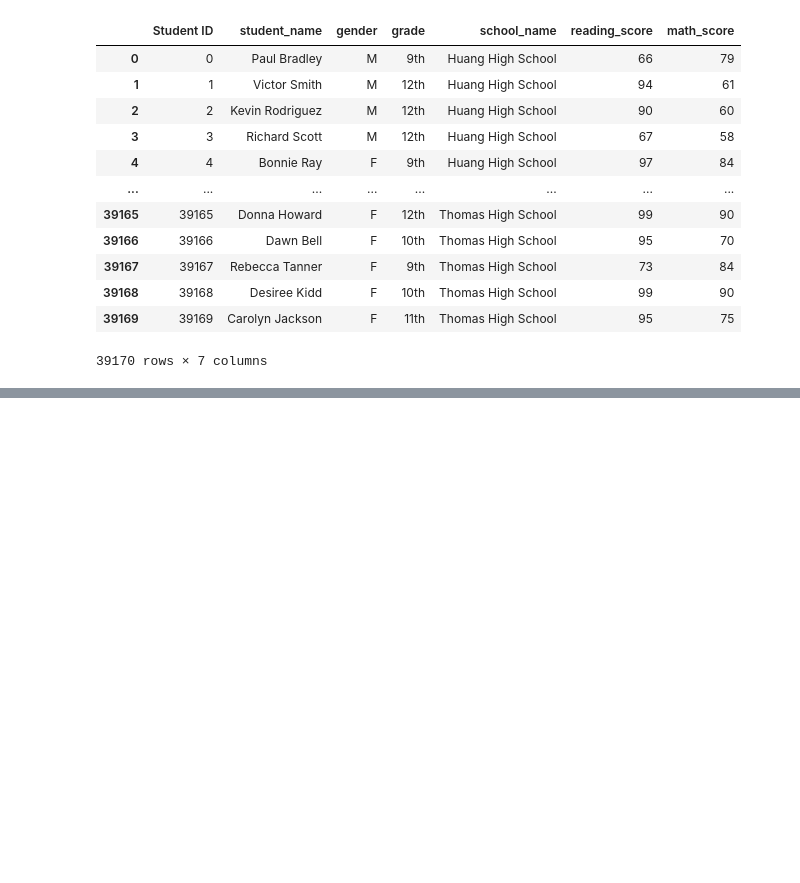
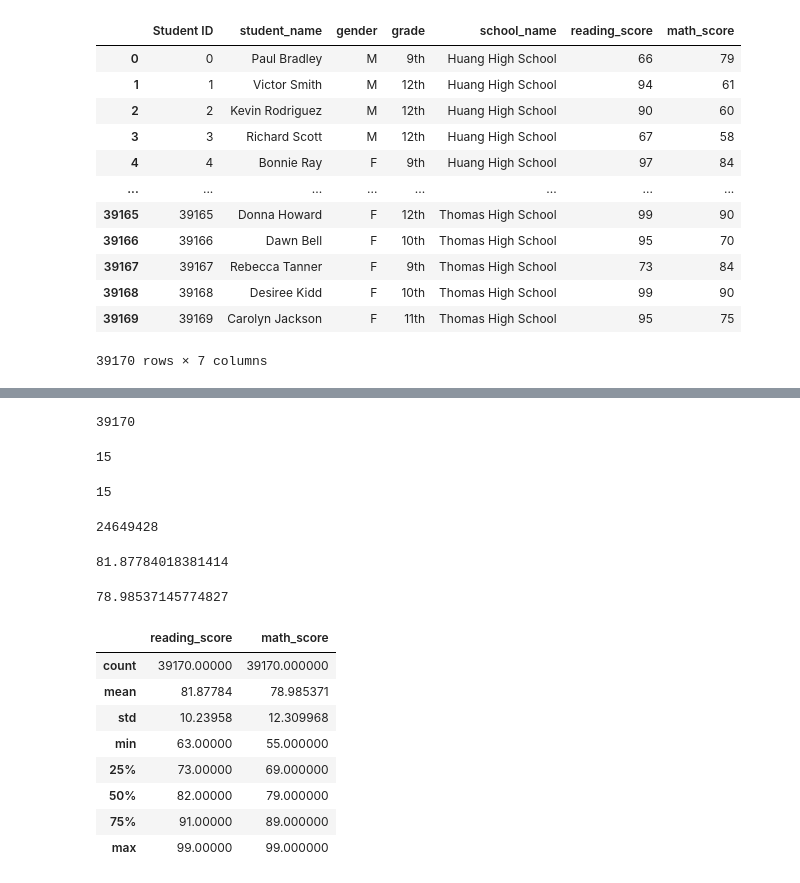
Before and after one commit to itilakGH/School_District_Analysis, a Jupyter notebook: PyCitySchools.ipynb, the cells around one changed output, grey strips where cells are left out. Cells and saved outputs as stored; diff of their text form; code cells hidden in the pictures; blank space fills up the shorter version.

```diff
--- a/PyCitySchools.ipynb
+++ b/PyCitySchools.ipynb
@@ -191,0 +227,42 @@ student_data_df
+# %%
+student_name_count = combined_schools_data_df["student_name"].count()
+student_name_count
+# %% [output]
+39170
+# %%
+school_count = school_data_df["school_name"].count()
+school_count
+# %% [output]
+15
+# %%
+school_count_2 = combined_schools_data_df["school_name"].unique()
+len(school_count_2)
+# %% [output]
+15
+# %%
+total_budget = school_data_df["budget"].sum()
+total_budget
+# %% [output]
+24649428
+# %%
+mean_reading_score = combined_schools_data_df["reading_score"].mean()
+mean_reading_score
+# %% [output]
+81.87784018381414
+# %%
+mean_math_score = combined_schools_data_df["math_score"].mean()
+mean_math_score
+# %% [output]
+78.98537145774827
+# %%
+combined_schools_data_df[["reading_score","math_score"]].describe()
+# %% [output]
+|  | reading_score | math_score |
+| count | 39170.00000 | 39170.000000 |
+| mean | 81.87784 | 78.985371 |
+| std | 10.23958 | 12.309968 |
+| min | 63.00000 | 55.000000 |
+| 25% | 73.00000 | 69.000000 |
+| 50% | 82.00000 | 79.000000 |
+| 75% | 91.00000 | 89.000000 |
+| max | 99.00000 | 99.000000 |
```
Also changed, not shown: parts of 35 cells of this notebook.
